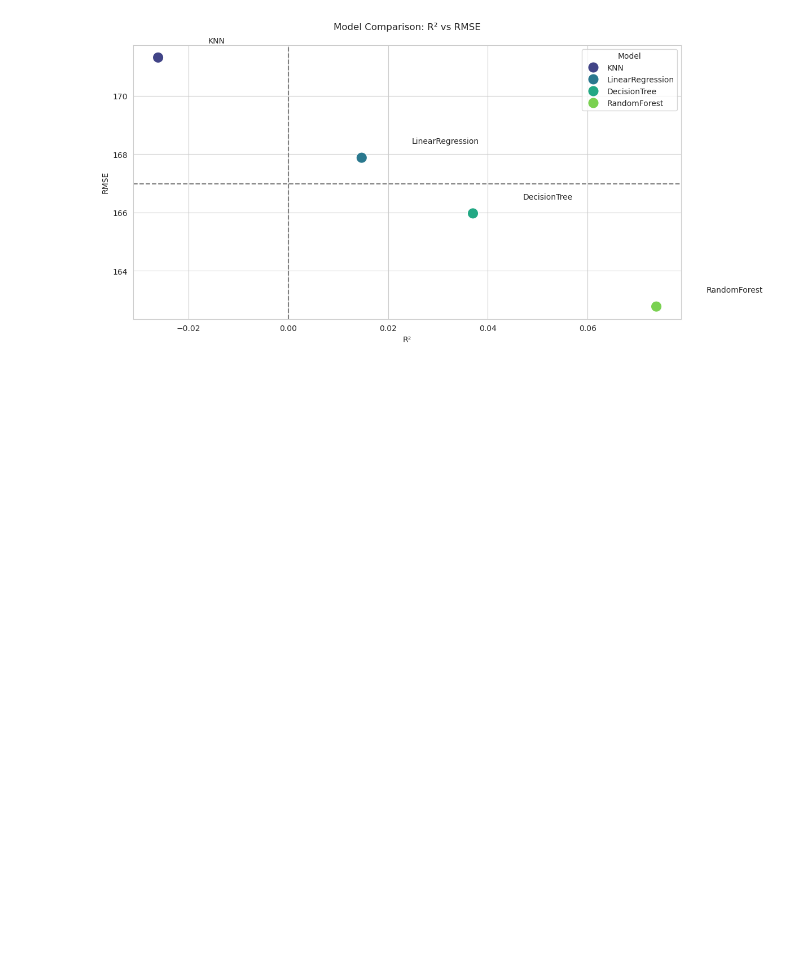
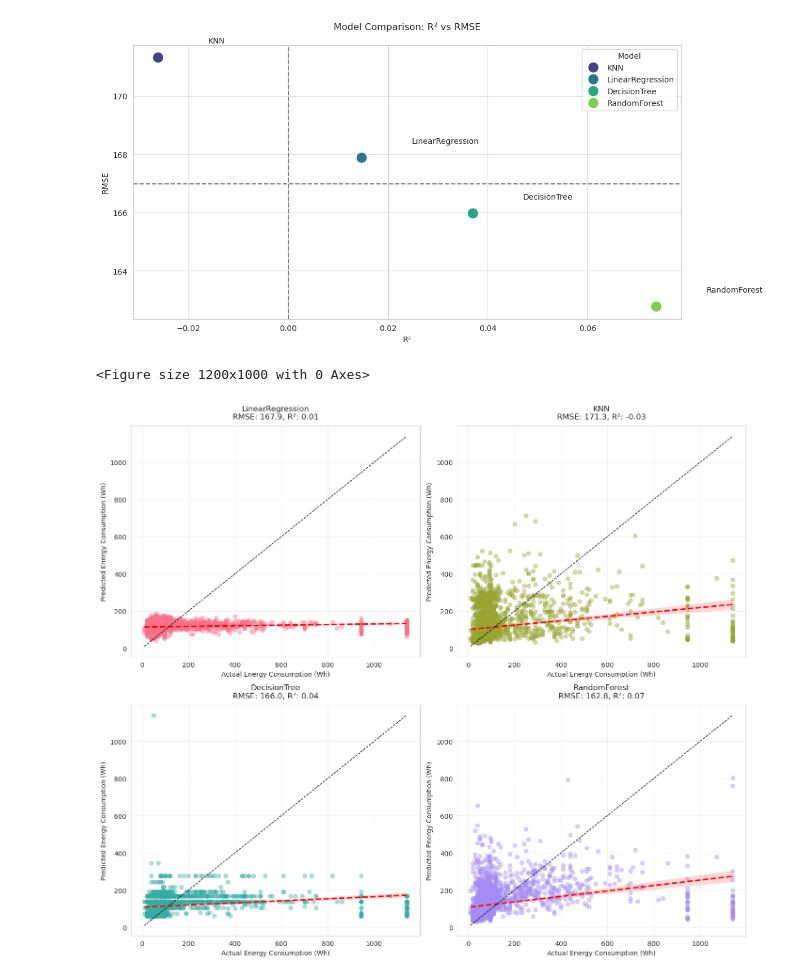
Before and after one commit to shade477/DS-Intern-Assignment-Sagar-Dey, a Jupyter notebook: model.ipynb, the cells around one changed output. Saved outputs shown, nothing was run; the diff lists cells and outputs as text; code cells hidden in the pictures; blank space fills up the shorter version.

```diff
--- a/model.ipynb
+++ b/model.ipynb
@@ -477,3 +477,50 @@ plt.tight_layout()
 plt.show()
 # %% [output]
 [figure]
+# %%
+plt.figure(figsize=(12, 10))
+sns.set_style("whitegrid")
+colors = sns.color_palette("husl", len(models))
+
+n_rows = int(np.ceil(len(models)/2))
+fig, axes = plt.subplots(n_rows, 2, figsize=(14, n_rows*6))
+axes = axes.flatten()
+
+# Plot each model's predictions
+for idx, (name, pipeline) in enumerate(models.items()):
+    # Get predictions
+    y_pred = pipeline.predict(X_test)
+
+    # Calculate metrics
+    rmse = np.sqrt(mean_squared_error(y_test, y_pred))
+    r2 = r2_score(y_test, y_pred)
+
+    # Create scatter plot
+    sns.regplot(
+        x=y_test,
+        y=y_pred,
+        ax=axes[idx],
+        scatter_kws={'alpha':0.4, 'color':colors[idx]},
+        line_kws={'color':'red', 'linestyle':'--'}
+    )
+
+    axes[idx].plot(
+        [y_test.min(), y_test.max()],
+        [y_test.min(), y_test.max()],
+        'k--', lw=1
+    )
+
+    axes[idx].set_title(
+        f"{name}\nRMSE: {rmse:.1f}, R²: {r2:.2f}",
+        fontsize=12,
+        pad=10
+    )
+    axes[idx].set_xlabel("Actual Energy Consumption (Wh)")
+    axes[idx].set_ylabel("Predicted Energy Consumption (Wh)")
+    axes[idx].grid(True, alpha=0.3)
+
+plt.tight_layout()
+plt.show()
+# %% [output]
+<Figure size 1200x1000 with 0 Axes>
+[figure, added]
```
Also changed, not shown: 1 other file.
